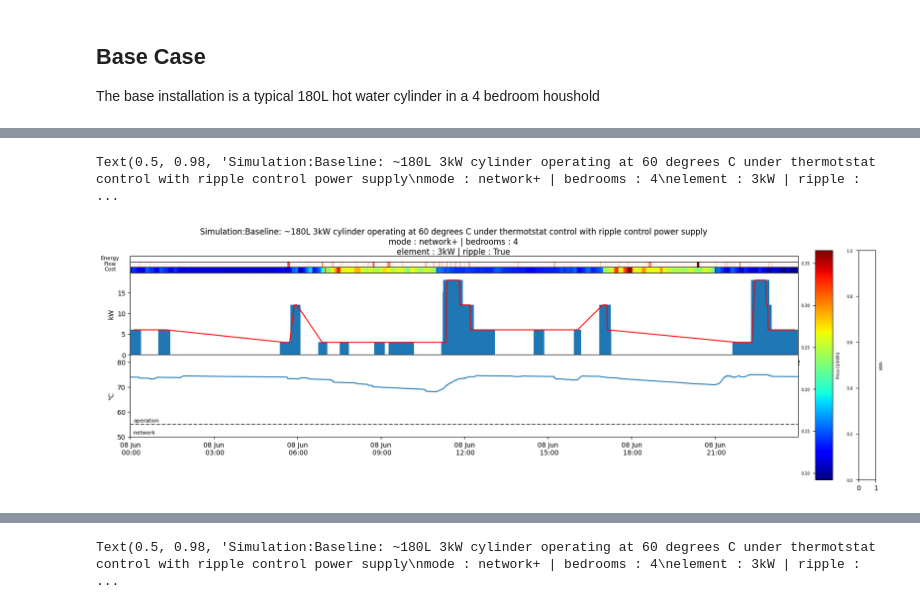
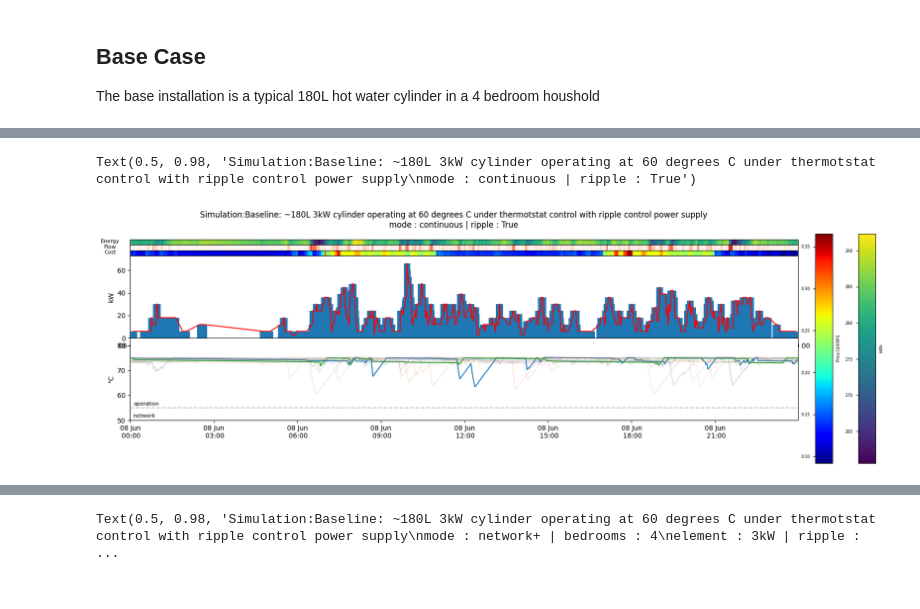
Before and after one commit to CJP123/cylinder, a Jupyter notebook: nbs/05_multi.ipynb, the cells around one changed output, grey strips where cells are left out. Saved outputs shown, nothing was run; the diff lists cells and outputs as text; code cells hidden in the pictures.

```diff
--- a/nbs/05_multi.ipynb
+++ b/nbs/05_multi.ipynb
@@ -51,10 +51,10 @@ In order to have reasonable comparisons over different operating scenarios we wi
 The base installation is a typical 180L hot water cylinder in a 4 bedroom houshold
 # %%
 strategy = {'name': 'Baseline: ~180L 3kW cylinder operating at 60 degrees C under thermotstat control with ripple control power supply',
-            'operation': 'network+',
-            'bedrooms': 4,
+            # 'operation': 'network+',
+            'operation': 'continuous',
             'element' :3,
-            'Tset_H' : 75.0,
+            'Tset_H' : 60.0,
             'Tset_L' : 60.0,
             'radius' : 0.22,
             'height' : 1.1,
@@ -149,7 +149,7 @@ async def main(cluster_size, strategy, time_period):
     res = await asyncio.gather(*[simulation(i, hwc, strategy, df_flow, df_power, time_period) for i, hwc in enumerate(hwcs)])
     return  pd.concat(res).set_index('timestamp').merge(df_power.loc[time_period], left_index=True, right_index=True, how='left')
 # %%
-res = await main(cluster_size=3, strategy = strategy , time_period='2020-06')
+res = await main(cluster_size=21, strategy = strategy , time_period='2020-06')
 res.head()
 # %% [output]
 |  | id | strategy | action | ripple_control_demand | thermostat_high | thermostat_base | T0 | ... |
@@ -164,0 +163,5 @@ df =res['2020-06-08':'2020-06-08']
+# %%
+df =res['2020-06-08':'2020-06-08']
+df = df.assign(T_mean = lambda df: df.T0*df.z + df.T1*(1-df.z),
+            energy = lambda df: df.volume.mean()*4.2*((df.T0*df.z + df.T1*(1-df.z))-55)
+    )
@@ -170,7 +178,7 @@ network_rc = 'tab:brown'
 network_color = 'tab:green'
 fig, ax = plt.subplots(nrows=5,figsize=(18,6), sharey="row", gridspec_kw=dict(height_ratios=[.2,.2,.2,3,3], hspace=0))
 
-# im2 = ax[0].imshow(df.energy.values[np.newaxis,:], cmap="viridis", aspect="auto", vmin=0, vmax=18)
+im2 = ax[0].imshow(df.groupby('timestamp').energy.sum().values[np.newaxis,:], cmap="viridis", aspect="auto")
 ax[0].set_ylabel('Energy', rotation=0, fontsize=8)
 
 ax[1].imshow(df.groupby('timestamp').flow.sum().values[np.newaxis,:], cmap="Reds", aspect="auto")
@@ -187,8 +195,6 @@ for i in range(3):
 # add title
 title = f'Simulation:'+ strategy['name'] + '\n' +\
         'mode : ' + strategy['operation'] + ' | ' +\
-        'bedrooms : ' + str(strategy['bedrooms']) + '\n' +\
-        'element : ' + str(strategy['element']) + 'kW | ' +\
         'ripple : ' + str(strategy['ripple'])
 
 
@@ -204,8 +210,9 @@ ax[i].set_ylim(0,1.1*(3*max(df[df.element_power>0].groupby('timestamp').element_
 ax[i].margins(x=0, y=0)
 
 i=4
-# for j in range(2):
-ax[i].plot(df.groupby('timestamp').T0.mean(), label=f'T0')
+for j in df.id.unique():
+    ax[i].plot(df[df.id==j].T_mean, label=f'T{j}', alpha=1 if j % 12 == 0 else .1)
+# ax[i].plot(df.groupby('id').T_mean)
 ax[i].set_ylim(50,83)
 
 ax[i].set_ylabel('°C', rotation=90)
@@ -225,7 +232,6 @@ ax[i].axhline(y=55, color='grey', linestyle='--', alpha = .5)
 #                     Patch(facecolor=boost_color, alpha=0.5 ,  label='Boost Operation'),
 #                     Patch(facecolor=network_color, alpha=0.5 ,   label='Base Operation')]
 
-ax[i].axhline(y=55, color='k', linestyle='--', alpha = .5)
 # show the network status
 
 # for k in series_timestamps((df.ripple_control)): ax[i].axvspan(k[0], k[1], 0, .05, color=network_rc, alpha=0.5) # wants power but ripple control is on
@@ -251,7 +257,7 @@ cbar_ax.yaxis.set_ticks_position('left')
 cbar_ax.yaxis.set_tick_params(pad=5)
 # cbar_ax.set_ylim(0, 0.2)
 cbar1_ax = fig.add_axes([0.97, 0.1, 0.02, 0.8])
-# fig.colorbar(im2, cax=cbar1_ax)
+fig.colorbar(im2, cax=cbar1_ax)
 cbar1_ax.set_ylabel('kWh', rotation=90, labelpad=5, fontsize=6)
 cbar1_ax.yaxis.set_label_position('right')
 cbar1_ax.yaxis.set_ticks_position('left')
@@ -273,32 +279,32 @@ ax[i].annotate('operation', xy=(0, 0), xycoords='axes fraction',  xytext=(5, 28)
 #         e1 = df.loc[k.date().strftime('%Y-%m-%d')].loc[(df.element_power==1)].element_power.count()
 #         e2 = df.loc[k.date().strftime('%Y-%m-%d')].loc[(df.element_power==2)].element_power.count()
 #         e1p = df.loc[k.date().strftime('%Y-%m-%d')].loc[(df.element_power==1)&(df.peak)].element_power.count()
 #         e2p = df.loc[k.date().strftime('%Y-%m-%d')].loc[(df.element_power==2)&(df.peak)].element_power.count()
 #         e3 = 0
 #         en_max = df.loc[k.date().strftime('%Y-%m-%d')].loc[(df.element_power==2)].energy.max()
 #         en_min = df.loc[k.date().strftime('%Y-%m-%d')].loc[(df.element_power==2)].energy.min()
 #         en_range = abs(en_max-en_min)
 
 #         # print(en_range,e2,e3)
 #         c = (df.loc[k.date().strftime('%Y-%m-%d')].loc[(df.element_power==2)|(df.element_power==1)].element_power * \
 #             df.loc[k.date().strftime('%Y-%m-%d')].loc[(df.element_power==2)|(df.element_power==1)].cost).sum() /60*strategy['element']
 #         kwh = (e1+e2)/60*strategy['element']
 #         avecost = c/kwh
 #         base = k + pd.Timedelta(f'1d')
 #         ax[i].axvspan(base-pd.Timedelta(f'{e2}m'), base, 0.92, .95, color=boost_color, alpha=0.5, ec='black')
 #         ax[i].axvspan(base-pd.Timedelta(f'{e2}m') - pd.Timedelta(f'{e1}m'), base-pd.Timedelta(f'{e2}m'), 0.92, .95, color=network_color, alpha=0.5, ec='black')
 #         ax[i].annotate(f'{kwh:.1f} kWh', xy=(base- pd.Timedelta(f'{e1+e2+e3}m'), 80), xycoords='data',  xytext=(-3, 0), textcoords='offset points', ha="right", va="center", fontsize=8)
 #         ax[i].annotate(f'${avecost:.2f} /kWh', xy=(base, 80), xycoords='data',  xytext=(3, 0), textcoords='offset points', ha="left", va="center", fontsize=8)
 
 #         ax[i].annotate(f'{en_range:.2f} kWh', xy=(base, 82), xycoords='data',  xytext=(0, 0), textcoords='offset points', ha="right", va="center", fontsize=8)
 
 #     for k in df.index.floor('D').unique()[1:]: ax[i].axvline(k, color='grey', alpha = .1)
 
 
 
 fig.subplots_adjust(bottom=0.25)
 fig.suptitle(title)
     # return
 # %% [output]
-Text(0.5, 0.98, 'Simulation:Baseline: ~180L 3kW cylinder operating at 60 degrees C under thermotstat control with ripple control power supply\nmode : network+ | bedrooms : 4\nelement : 3kW | ripple :  ...
+Text(0.5, 0.98, 'Simulation:Baseline: ~180L 3kW cylinder operating at 60 degrees C under thermotstat control with ripple control power supply\nmode : continuous | ripple : True')
-[figure, old version]
+[figure, new version]
```
Also changed, not shown: parts of 5 cells of this notebook, 5 other files.
